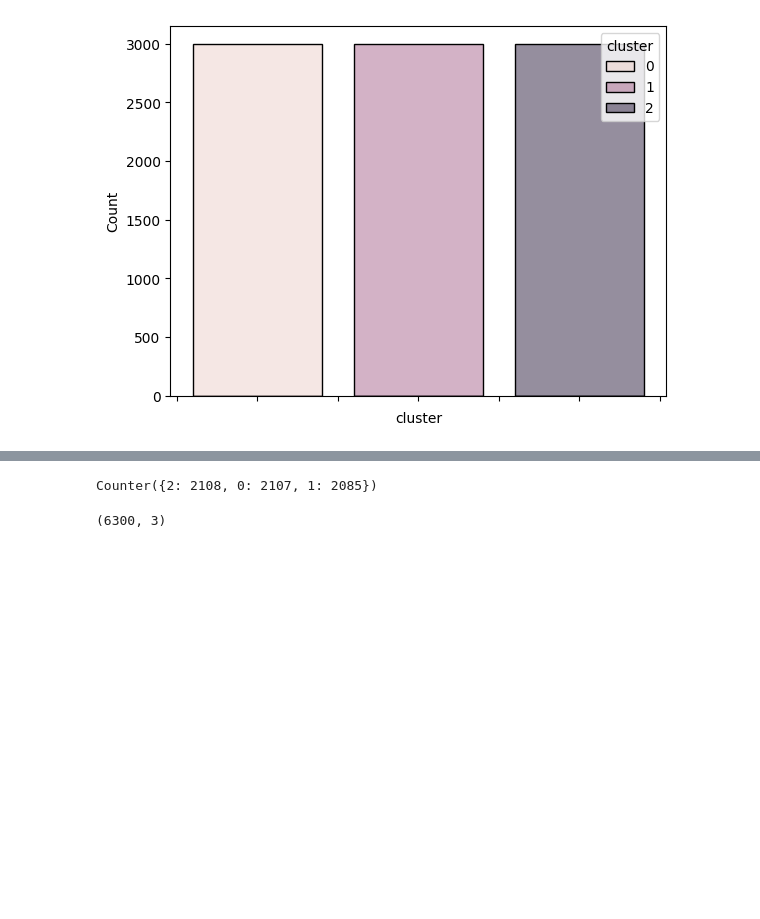
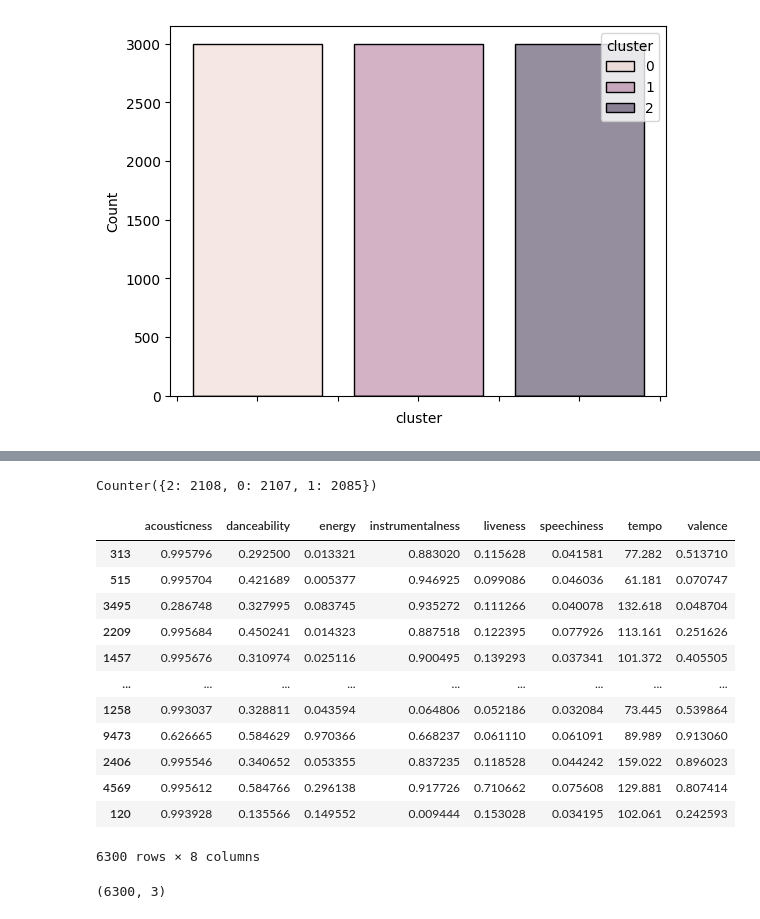
Before and after one commit to cayasryan/AI-201-Final-Project, a Jupyter notebook: modeling/training/modelling-002.ipynb, the cells around one changed output, grey strips where cells are left out. Cells and saved outputs as stored; diff of their text form; code cells hidden in the pictures; blank space fills up the shorter version.

```diff
--- a/modeling/training/modelling-002.ipynb
+++ b/modeling/training/modelling-002.ipynb
@@ -105,11 +103,25 @@ Name: count, dtype: int64
 # %%
 X_train, X_test, y_train, y_test = train_test_split(X, y, train_size=.7 , random_state=1)
 
 
 counter = Counter(y_train)
 print(counter)
+X_train
 # %% [output]
 Counter({2: 2108, 0: 2107, 1: 2085})
+|  | acousticness | danceability | energy | instrumentalness | liveness | speechiness | tempo | valence |
+| 313 | 0.995796 | 0.292500 | 0.013321 | 0.883020 | 0.115628 | 0.041581 | 77.282 | 0.513710 |
+| 515 | 0.995704 | 0.421689 | 0.005377 | 0.946925 | 0.099086 | 0.046036 | 61.181 | 0.070747 |
+| 3495 | 0.286748 | 0.327995 | 0.083745 | 0.935272 | 0.111266 | 0.040078 | 132.618 | 0.048704 |
+| 2209 | 0.995684 | 0.450241 | 0.014323 | 0.887518 | 0.122395 | 0.077926 | 113.161 | 0.251626 |
+| 1457 | 0.995676 | 0.310974 | 0.025116 | 0.900495 | 0.139293 | 0.037341 | 101.372 | 0.405505 |
+| ... | ... | ... | ... | ... | ... | ... | ... | ... |
+| 1258 | 0.993037 | 0.328811 | 0.043594 | 0.064806 | 0.052186 | 0.032084 | 73.445 | 0.539864 |
+| 9473 | 0.626665 | 0.584629 | 0.970366 | 0.668237 | 0.061110 | 0.061091 | 89.989 | 0.913060 |
+| 2406 | 0.995546 | 0.340652 | 0.053355 | 0.837235 | 0.118528 | 0.044242 | 159.022 | 0.896023 |
+| 4569 | 0.995612 | 0.584766 | 0.296138 | 0.917726 | 0.710662 | 0.075608 | 129.881 | 0.807414 |
+| 120 | 0.993928 | 0.135566 | 0.149552 | 0.009444 | 0.153028 | 0.034195 | 102.061 | 0.242593 |
+6300 rows × 8 columns
 # %%
 y_train.reshape(-1,1)
 from sklearn.preprocessing import OneHotEncoder
```
Also changed, not shown: parts of 6 cells of this notebook.
